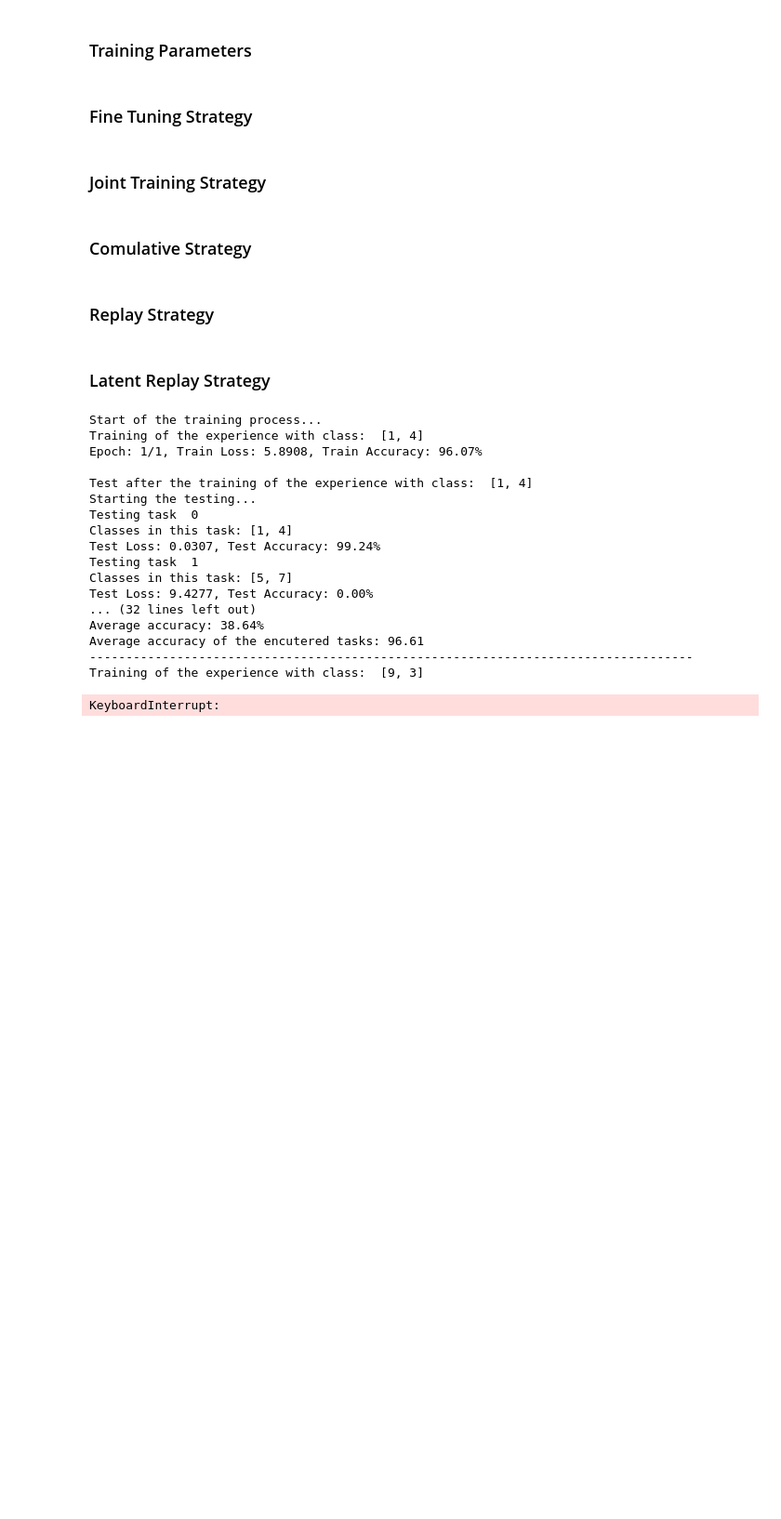
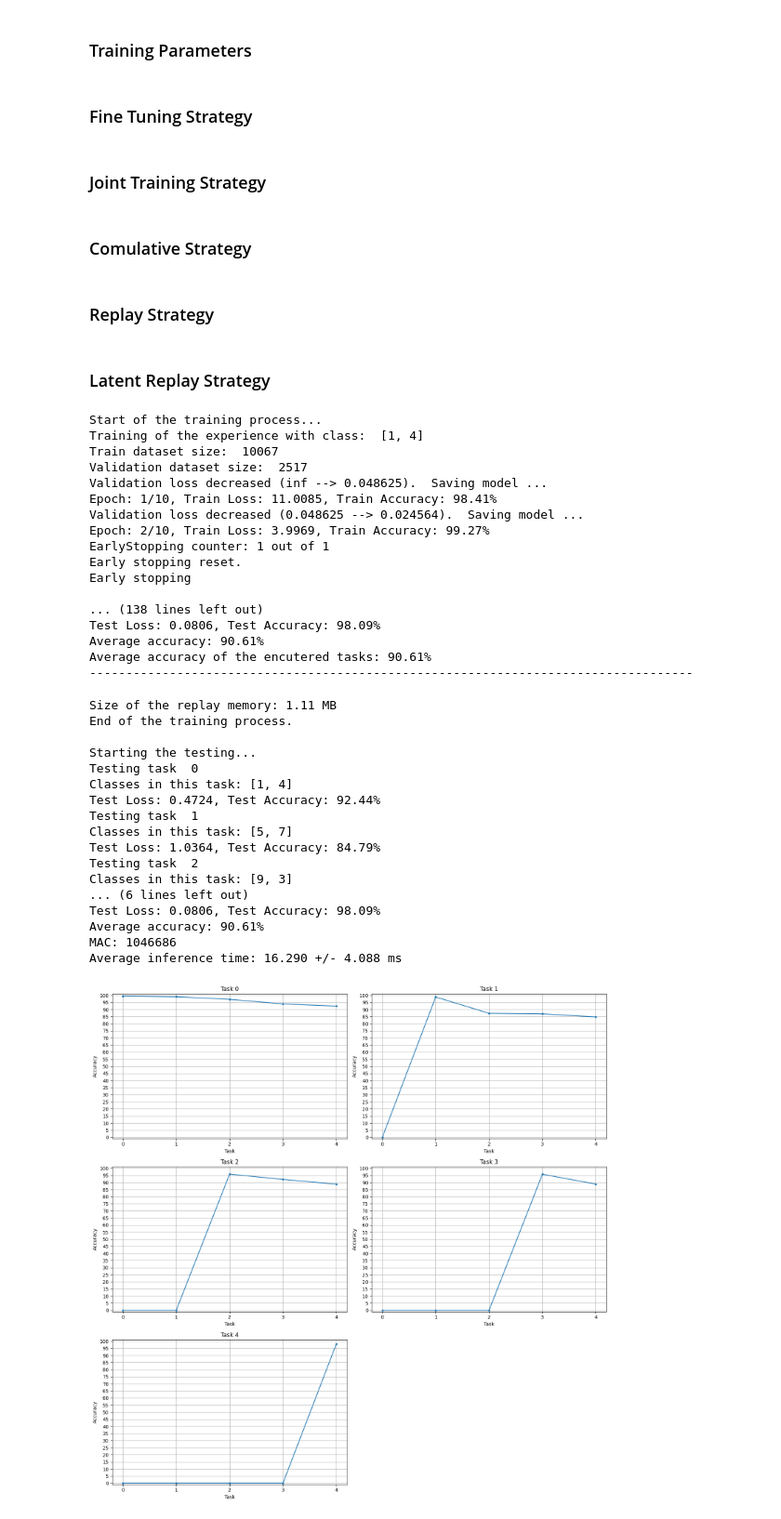
Before and after one commit to Tremo8/CL_Thesis, a Jupyter notebook: Final.ipynb, the cells around one changed output. Shown at 93% size. Saved outputs shown, nothing was run; the diff lists cells and outputs as text; code cells hidden in the pictures; blank space fills up the shorter version.

Commit message:
Add the Earlu Stopping for all the strategy

```diff
--- a/Final.ipynb
+++ b/Final.ipynb
@@ -101,7 +82,7 @@ model1 = PhiNet(input_shape = (1, 28, 28), alpha = 0.5, beta = 1, t_zero = 6,num
 #model1 = PhiNet.from_pretrained("CIFAR-10", 3.0, 0.75, 6.0, 7, 160, classifier=True).to(device)
 optimizer1 = Adam(model1.parameters(), lr=0.01, weight_decay=0)
 
-train_epochs = 4
+train_epochs = 10
 
 fine_tuning = FineTuning(
     model=model1,
@@ -110,6 +91,8 @@ fine_tuning = FineTuning(
     train_mb_size=train_mb_size,
     train_epochs=train_epochs,
     eval_mb_size=eval_mb_size,
+    split_ratio = split_ratio,
+    patience = patience,
     device=device
 )
 
@@ -117,7 +100,6 @@ fine_tuning.train(train_stream, test_stream, plotting=True)
 b,c = fine_tuning.test(test_stream)
 a = fine_tuning.get_tasks_acc()
 accs['Fine Tuning'] = a
-print(f"a: {a}, b: {b}, c: {c}")
 # %% [markdown]
 ### Joint Training Strategy
 # %%
@@ -125,7 +107,7 @@ model2 = PhiNet(input_shape = (1, 28, 28), alpha = 0.5, beta = 1, t_zero = 6,num
 #model2 = PhiNet.from_pretrained("CIFAR-10", 3.0, 0.75, 6.0, 7, 160, classifier=True).to(device)
 optimizer2 = Adam(model2.parameters(), lr=0.01, weight_decay=0)
 
-train_epochs = 4
+train_epochs = 10
 
 joint_training = JointTraining(
     model=model2,
@@ -134,14 +116,15 @@ joint_training = JointTraining(
     train_mb_size=train_mb_size,
     train_epochs=train_epochs,
     eval_mb_size=eval_mb_size,
+    split_ratio = split_ratio,
+    patience = patience,
     device=device
 )
 
 joint_training.train(train_stream, test_stream, plotting=True)
 b,c = joint_training.test(test_stream)
 a = joint_training.get_tasks_acc()
-
-print(f"a: {a}, b: {b}, c: {c}")
+accs['Joint Training'] = a
 # %% [markdown]
 ### Comulative Strategy
 # %%
@@ -150,7 +133,7 @@ model3 = PhiNet(input_shape = (1, 28, 28), alpha = 0.5, beta = 1, t_zero = 6,num
 
 optimizer3 = Adam(model3.parameters(), lr=0.01, weight_decay=0)
 
-train_epochs = 4
+train_epochs = 1
 
 comulative = Comulative(
     model=model3,
@@ -159,6 +142,8 @@ comulative = Comulative(
     train_mb_size=train_mb_size,
     train_epochs=train_epochs,
     eval_mb_size=eval_mb_size,
+    split_ratio = split_ratio,
+    patience = patience,
     device=device
 )
 
@@ -166,7 +151,6 @@ comulative.train(train_stream, test_stream, plotting=True)
 b,c = comulative.test(test_stream)
 a = comulative.get_tasks_acc()
 accs['Comulative'] = a
-print(f"a: {a}, b: {b}, c: {c}")
 # %% [markdown]
 ### Replay Strategy
 # %%
@@ -187,6 +171,8 @@ replay = Replay(
     train_epochs=train_epochs,
     eval_mb_size=eval_mb_size,
     storage_policy = storage_p,
+    split_ratio = split_ratio,
+    patience = patience,
     device=device
 )
 
@@ -194,7 +180,6 @@ replay.train(train_stream, test_stream, plotting=True)
 b,c = replay.test(test_stream)
 a = replay.get_tasks_acc()
 accs['ExpReplay'] = a
-print(f"a: {a}, b: {b}, c: {c}")
 # %% [markdown]
 ### Latent Replay Strategy
 # %%
@@ -205,47 +190,66 @@ model4.load_state_dict(torch.load("TestModel/7_Layers/Adam.pth", map_location=to
 model4 = PhiNetV3(model4, latent_layer_num = 9, replace_bn_with_brn = True).to(device)
 optimizer4 = Adam(model4.parameters(), lr=0.01, weight_decay=0)
 
-train_epochs = 1
+train_epochs = 10
 
 latent_replay = LatentReplay(
     model = model4,
     optimizer = optimizer4,
     criterion = criterion,
     train_mb_size = 21,
     replay_mb_size = 107,
     train_epochs = train_epochs,
     eval_mb_size = eval_mb_size,
     rm_size = 1500,
     manual_mb = True,
+    split_ratio = split_ratio,
+    patience = patience,
     device = device
 )
 
 latent_replay.train(train_stream, test_stream, plotting=True)
 b,c = latent_replay.test(test_stream)
 a = latent_replay.get_tasks_acc()
 accs['LatentReplay'] = a
 
 mac = evaluations.get_MAC(model4, (1,28,28))
 print(f"MAC: {mac}")
 
 mean, std = evaluations.measure_inference_time(model4, (1,28,28))
 print(f"Average inference time: {mean:.3f} +/- {std:.3f} ms")
 # %% [output]
 Start of the training process...
 Training of the experience with class:  [1, 4]
-Epoch: 1/1, Train Loss: 5.8908, Train Accuracy: 96.07%
+Train dataset size:  10067
+Validation dataset size:  2517
+Validation loss decreased (inf --> 0.048625).  Saving model ...
+Epoch: 1/10, Train Loss: 11.0085, Train Accuracy: 98.41%
+Validation loss decreased (0.048625 --> 0.024564).  Saving model ...
+Epoch: 2/10, Train Loss: 3.9969, Train Accuracy: 99.27%
+EarlyStopping counter: 1 out of 1
+Early stopping reset.
+Early stopping
 
-Test after the training of the experience with class:  [1, 4]
-Starting the testing...
-Testing task  0
-Classes in this task: [1, 4]
-Test Loss: 0.0307, Test Accuracy: 99.24%
-Testing task  1
-Classes in this task: [5, 7]
-Test Loss: 9.4277, Test Accuracy: 0.00%
-... (32 lines left out)
-Average accuracy: 38.64%
-Average accuracy of the encutered tasks: 96.61
+... (138 lines left out)
+Test Loss: 0.0806, Test Accuracy: 98.09%
+Average accuracy: 90.61%
+Average accuracy of the encutered tasks: 90.61%
 -----------------------------------------------------------------------------------
-Training of the experience with class:  [9, 3]
-KeyboardInterrupt:
+Size of the replay memory: 1.11 MB
+End of the training process.
+
+Starting the testing...
+Testing task  0
+Classes in this task: [1, 4]
+Test Loss: 0.4724, Test Accuracy: 92.44%
+Testing task  1
+Classes in this task: [5, 7]
+Test Loss: 1.0364, Test Accuracy: 84.79%
+Testing task  2
+Classes in this task: [9, 3]
+... (6 lines left out)
+Test Loss: 0.0806, Test Accuracy: 98.09%
+Average accuracy: 90.61%
+MAC: 1046686
+Average inference time: 16.290 +/- 4.088 ms
+[figure, added]
```
Also changed, not shown: parts of 6 cells of this notebook, 12 other files.
